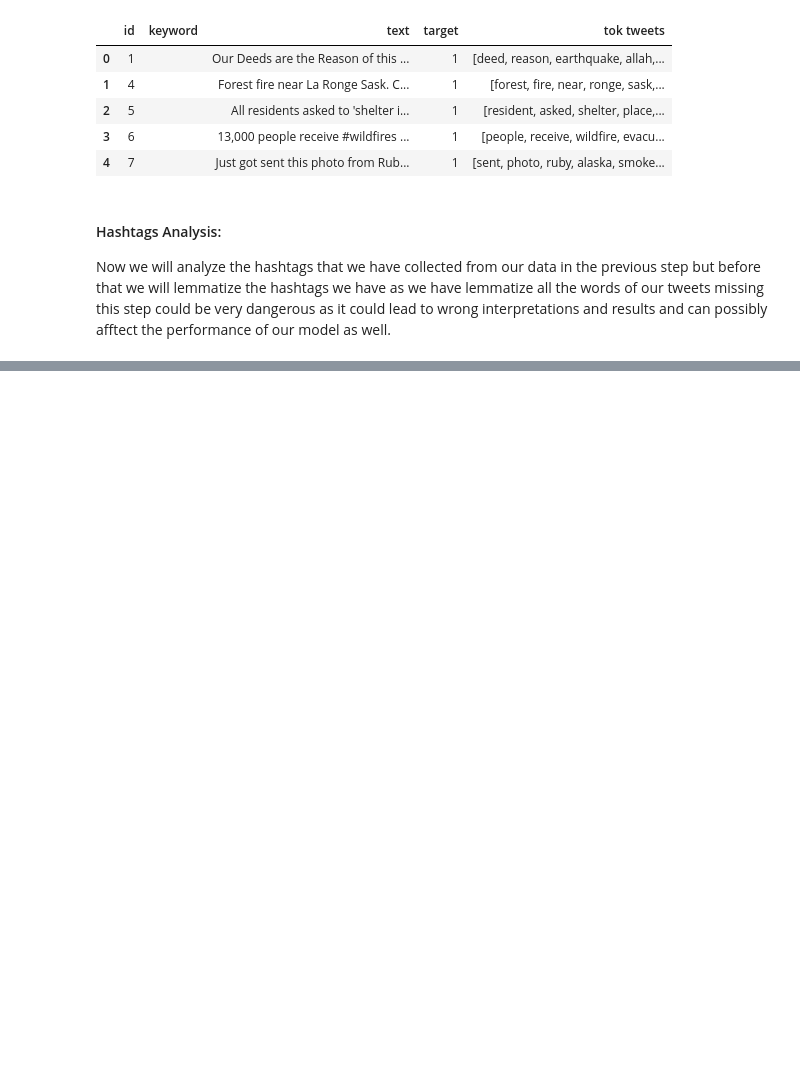
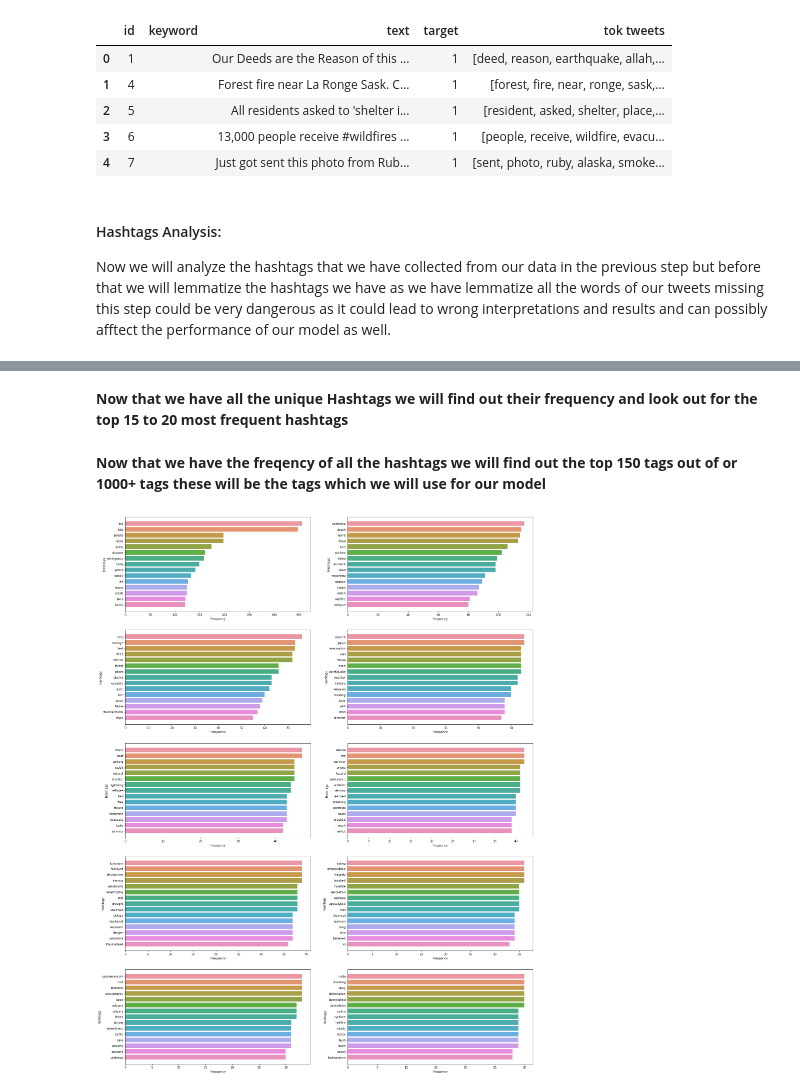
Before and after one commit to yasho191/Twitter_Sentiment_Analysis, a Jupyter notebook: Twitter Analysis.ipynb, the cells around one changed output, grey strips where cells are left out. Saved outputs shown, nothing was run; the diff lists cells and outputs as text; code cells hidden in the pictures; blank space fills up the shorter version.

```diff
--- a/Twitter Analysis.ipynb
+++ b/Twitter Analysis.ipynb
@@ -215,0 +217,41 @@ Unique Hashtags Found:  1901
+# %% [markdown]
+**Now that we have all the unique Hashtags we will find out their frequency and look out for the top 15 to 20 most frequent hashtags**
+# %%
+def count_tag_frequency(hashtag_list):
+    counter = dict()
+    for i in hashtag_list:
+        counter[i] = 0
+
+    for i in hashtag_list:
+        for j in range(len(df_train)):
+            l = df_train['tok tweets'].iloc[j]
+            occ = l.count(i)
+            counter[i] += occ
+    return(counter)
+
+hashtag_frequencies = count_tag_frequency(hashtags)
+# %% [markdown]
+**Now that we have the freqency of all the hashtags we will find out the top 150 tags out of or 1000+ tags these will be the tags which we will use for our model**
+# %%
+from collections import Counter
+
+top_150_tags = dict(Counter(hashtag_frequencies).most_common(150))
+
+# plotting 10 bar charts with 15 hashtags and their frequency
+figure = plt.figure(figsize=(25, 70))
+for i in range(1, 11):
+    plt.subplot(10,2,i)
+    W = list(top_150_tags.keys())
+    F = list(top_150_tags.values())
+    words = []
+    frequency = []
+    for j in range(15*i - 15, 15*i):
+        words.append(W[j])
+        frequency.append(F[j])
+
+    sns.barplot(y = words, x = frequency)
+    plt.xlabel("Frequency")
+    plt.ylabel("Hashtags")
+    plt.plot()
+# %% [output]
+[figure, added]
```
Also changed, not shown: parts of 3 cells of this notebook.
